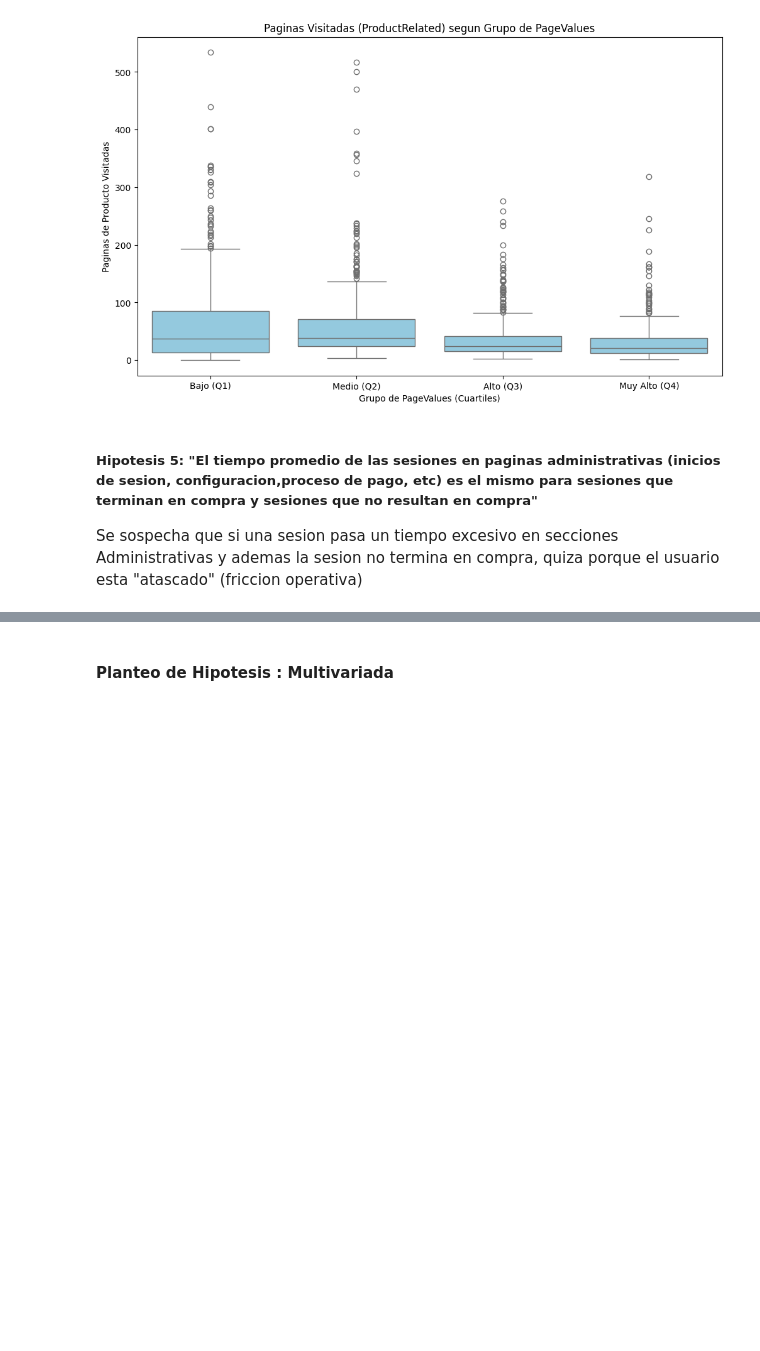
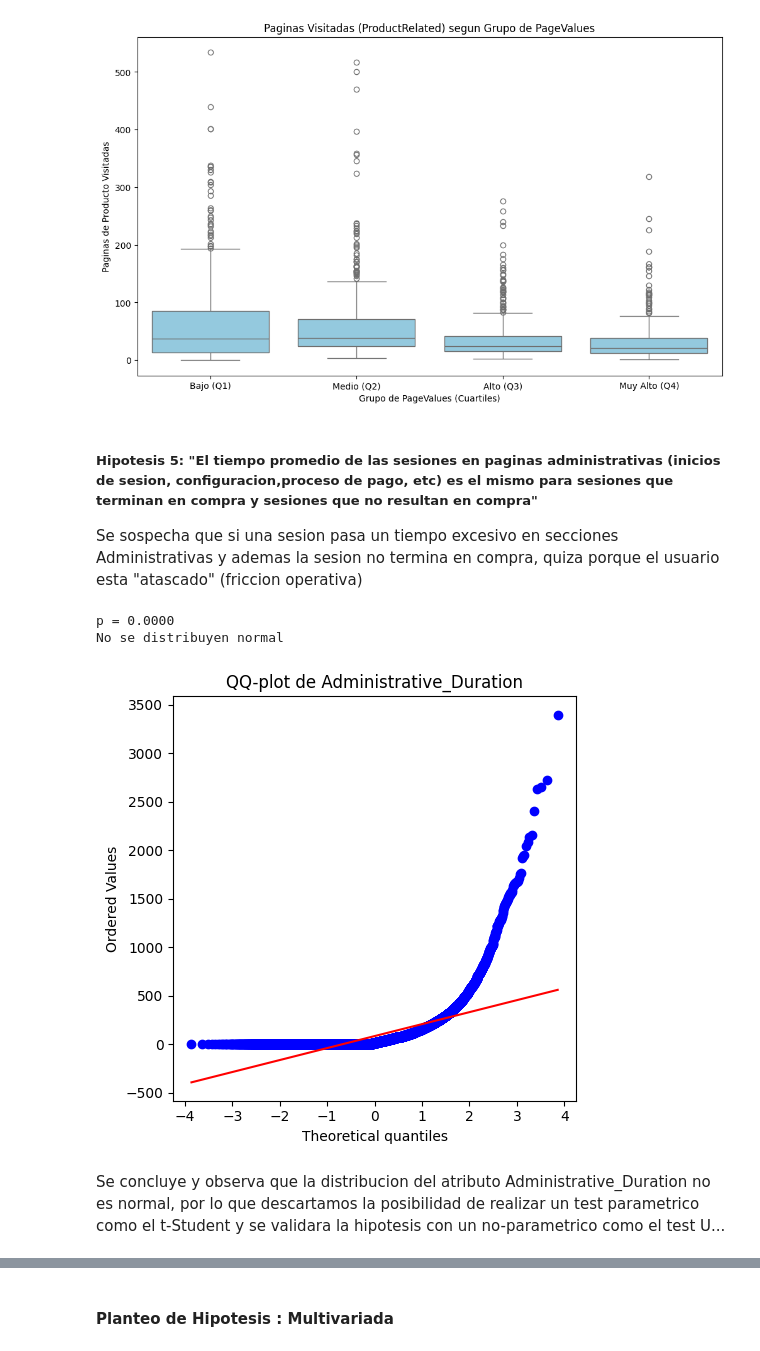
Before and after one commit to Simon22-lab/TPE-Abraham-Cisilino-2025, a Jupyter notebook: tpe.ipynb, the cells around one changed output, grey strips where cells are left out. Saved outputs shown, nothing was run; the diff lists cells and outputs as text; code cells hidden in the pictures; blank space fills up the shorter version.

Commit message:
hipotesis 5 con graficos.

```diff
--- a/tpe.ipynb
+++ b/tpe.ipynb
@@ -537,4 +539,29 @@ Text(0, 0.5, 'Paginas de Producto Visitadas')
 ##### Hipotesis 5: "El tiempo promedio de las sesiones en paginas administrativas (inicios de sesion, configuracion,proceso de pago, etc) es el mismo para sesiones que terminan en compra y sesiones que no resultan en compra"
 
 Se sospecha que si una sesion pasa un tiempo excesivo en secciones Administrativas y ademas la sesion no termina en compra, quiza porque el usuario esta "atascado" (friccion operativa)
+# %%
+# chequeamos normalidad de distribucion para la variable
+variable = "Administrative_Duration"
+
+_, p = shapiro(df[variable])
+print("p = %.4f" % (p))
+# comparamos con el alpha
+alpha = 0.05
+if p > alpha:
+    print("Se distribuyen normal")
+else:
+    print('No se distribuyen normal')
+
+# QQ-plot
+plt.figure(figsize=(5,5))
+stats.probplot(df[variable], dist="norm", plot=plt)
+plt.title(f"QQ-plot de {variable}")
+plt.tight_layout()
+plt.show()
+# %% [output]
+p = 0.0000
+No se distribuyen normal
+[figure, added]
+# %% [markdown]
+Se concluye y observa que la distribucion del atributo Administrative_Duration no es normal, por lo que descartamos la posibilidad de realizar un test parametrico como el t-Student y se validara la hipotesis con un no-parametrico como el test U...
 # %%
```
Also changed, not shown: parts of 5 cells of this notebook, 1 other file.
